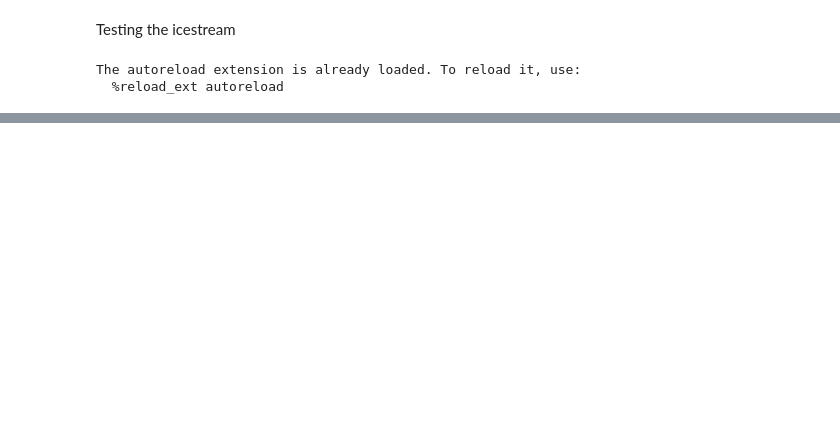
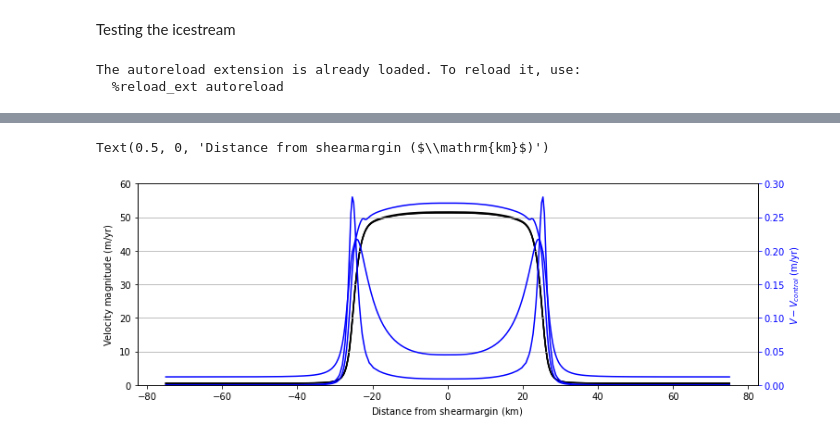
Before and after one commit to grinsted/boxyicestream, a Jupyter notebook: code/run2dexperiments.ipynb, the cells around one changed output, grey strips where cells are left out. Cells and saved outputs as stored; diff of their text form; code cells hidden in the pictures; blank space fills up the shorter version.

```diff
--- a/code/run2dexperiments.ipynb
+++ b/code/run2dexperiments.ipynb
@@ -111,0 +114,26 @@ FunctionSpace(Mesh(VectorElement(FiniteElement('Lagrange', triangle, 1), dim=2),
+# %%
+#    ax['A'].plot(x,v*yr2sec,label=experiment['name'])
+#    ax['B'].plot(x,(v-v0)*yr2sec,label=experiment['name'])
+
+fig,ax=plt.subplots()
+ax2= ax.twinx()
+ax.plot(x/1000,v*yr2sec,color='k')
+
+for experiment in experiments:
+    #if experiment["shearmargin_enhancement"]!=ref_experiment["shearmargin_enhancement"]:
+    #    continue
+    if experiment["name"]==ref_experiment["name"]:
+        continue
+    v = loadex(experiment)
+
+    plt.grid()
+    ax2.plot(x/1000,(v-v0)*yr2sec,label='a',color='b')
+ax.set_ylim(0,60)
+ax.set_ylabel('Velocity magnitude ($\mathrm{m/yr}$)', color='k')
+ax2.set_ylim(0,0.3)
+ax2.tick_params(axis='y', colors='b')
+ax2.set_ylabel('$V-V_{control}$ ($\mathrm{m/yr}$)', color='b')
+ax.set_xlabel('Distance from shearmargin ($\mathrm{km}$)')
+# %% [output]
+Text(0.5, 0, 'Distance from shearmargin ($\\mathrm{km}$)')
+[figure, added]
```
Also changed, not shown: parts of 5 cells of this notebook, 16 other files.
